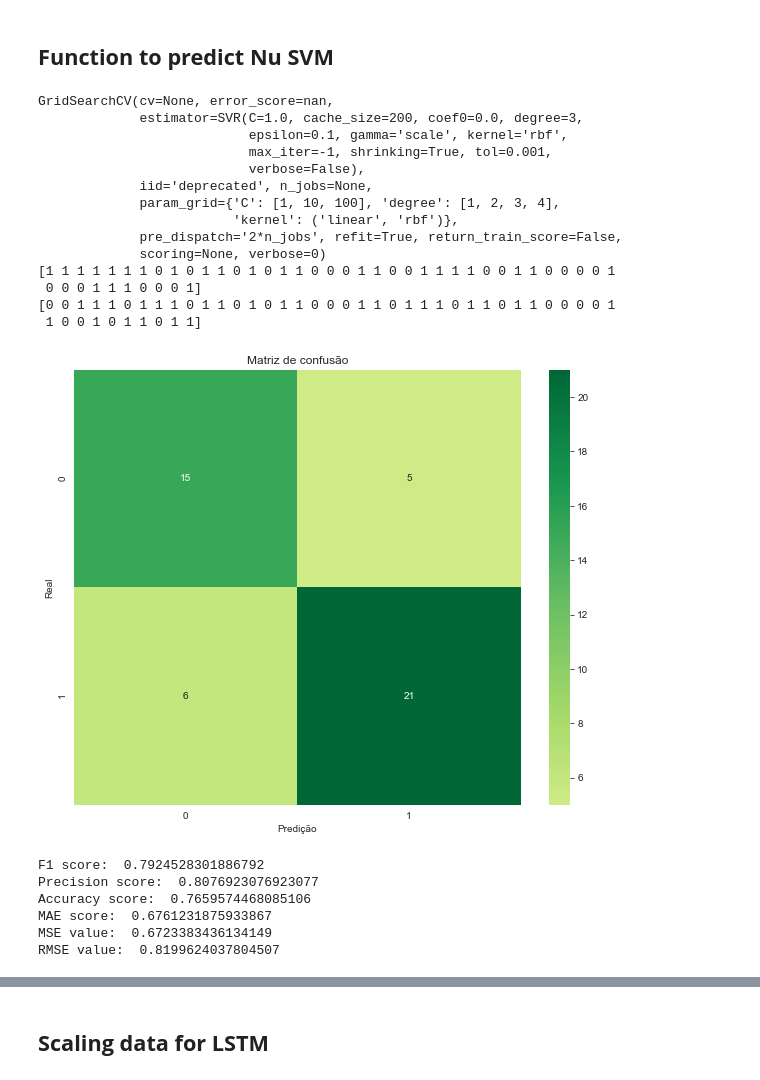
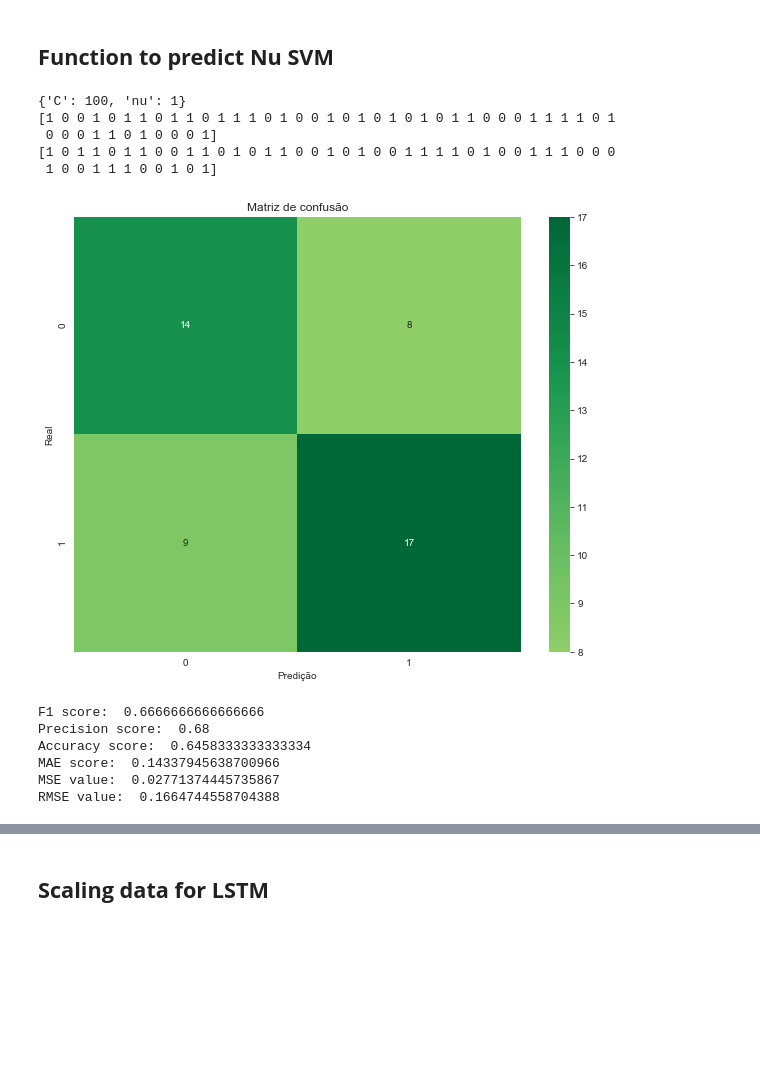
Before and after one commit to romulovff/StockMarketPrediction2.0, a Jupyter notebook: StockMarketPrediction2.0.ipynb, the cells around one changed output, grey strips where cells are left out. Saved outputs shown, nothing was run; the diff lists cells and outputs as text; code cells hidden in the pictures; blank space fills up the shorter version.

```diff
--- a/StockMarketPrediction2.0.ipynb
+++ b/StockMarketPrediction2.0.ipynb
@@ -607,13 +600,14 @@ def predict_svm_nu(stock, inflation=False):
     y = y[5:]
     X_train, X_test, y_train, y_test = train_test_split(X, y, random_state=42, shuffle=False)
 
-    parameters = {'C': [1, 10, 100], 'kernel': ('linear', 'rbf'), 'degree':[1,2,3,4]}
+    parameters = {'C': [1, 10, 100], 'nu': [0.1, 0.5, 1]}
 
-    gssvm = GridSearchCV(svmRegressorClose, parameters)
+    gssvm = GridSearchCV(svmRegressorNu, parameters)
     gssvm.fit(X_train, y_train)
-    print(gssvm)
 
     y_pred = gssvm.predict(X_test)
+
+    print(gssvm.best_params_)
 
 #     print('Coefficients: \n', svmRegressorNu.coef_)
 
@@ -704,26 +698,17 @@ def predict_plot_svm_nu_all_stocks(stocks, inflation=False):
         plt.legend(fontsize=12)
         plt.show()
 # %%
-predict_plot_svm_nu(historicStock[2])
+predict_plot_svm_nu(historicStock[4])
 # %% [output]
-GridSearchCV(cv=None, error_score=nan,
-             estimator=SVR(C=1.0, cache_size=200, coef0=0.0, degree=3,
-                           epsilon=0.1, gamma='scale', kernel='rbf',
-                           max_iter=-1, shrinking=True, tol=0.001,
-                           verbose=False),
-             iid='deprecated', n_jobs=None,
-             param_grid={'C': [1, 10, 100], 'degree': [1, 2, 3, 4],
-                         'kernel': ('linear', 'rbf')},
-             pre_dispatch='2*n_jobs', refit=True, return_train_score=False,
-             scoring=None, verbose=0)
-[1 1 1 1 1 1 1 0 1 0 1 1 0 1 0 1 1 0 0 0 1 1 0 0 1 1 1 1 0 0 1 1 0 0 0 0 1
- 0 0 0 1 1 1 0 0 0 1]
-[0 0 1 1 1 0 1 1 1 0 1 1 0 1 0 1 1 0 0 0 1 1 0 1 1 1 0 1 1 0 1 1 0 0 0 0 1
- 1 0 0 1 0 1 1 0 1 1]
+{'C': 100, 'nu': 1}
+[1 0 0 1 0 1 1 0 1 1 0 1 1 1 0 1 0 0 1 0 1 0 1 0 1 0 1 1 0 0 0 1 1 1 1 0 1
+ 0 0 0 1 1 0 1 0 0 0 1]
+[1 0 1 1 0 1 1 0 0 1 1 0 1 0 1 1 0 0 1 0 1 0 0 1 1 1 1 0 1 0 0 1 1 1 0 0 0
+ 1 0 0 1 1 1 0 0 1 0 1]
-[figure, old version]
+[figure, new version]
-F1 score:  0.7924528301886792
-Precision score:  0.8076923076923077
-Accuracy score:  0.7659574468085106
-MAE score:  0.6761231875933867
-MSE value:  0.6723383436134149
-RMSE value:  0.8199624037804507
+F1 score:  0.6666666666666666
+Precision score:  0.68
+Accuracy score:  0.6458333333333334
+MAE score:  0.14337945638700966
+MSE value:  0.02771374445735867
+RMSE value:  0.1664744558704388
```
Also changed, not shown: parts of 18 cells of this notebook.
